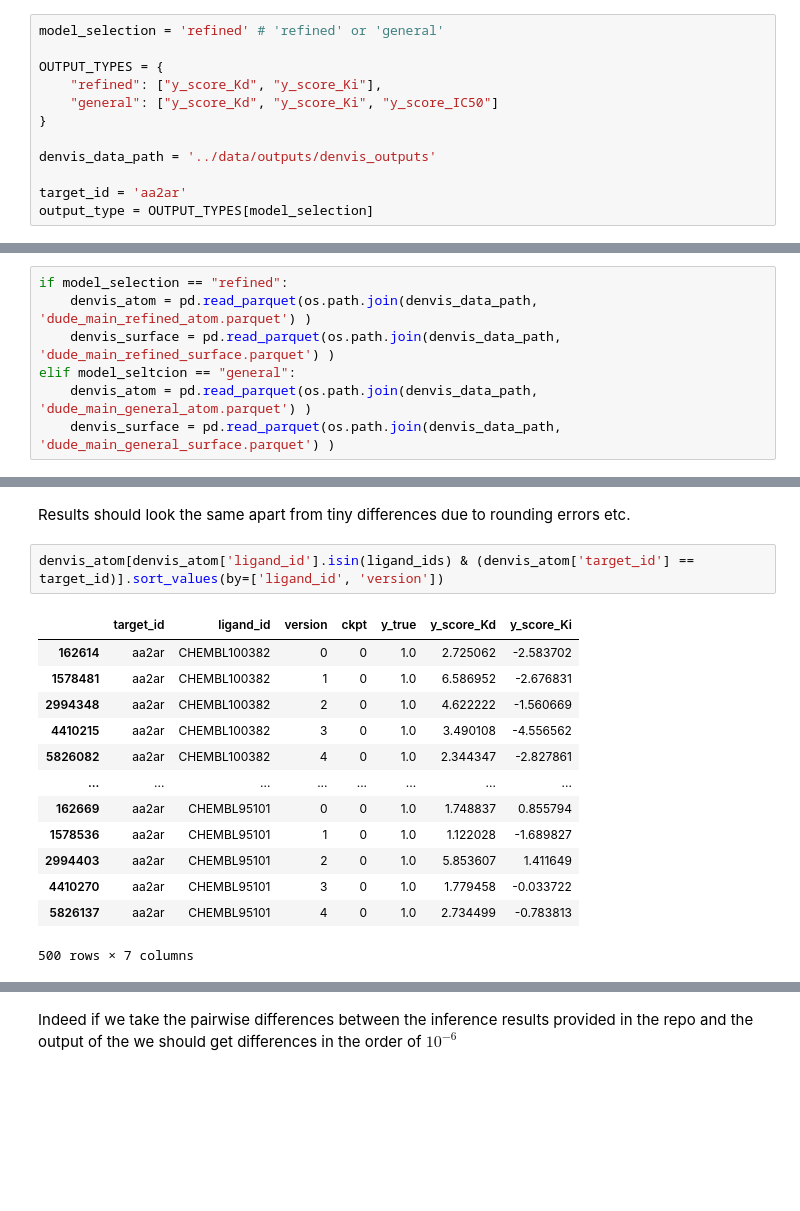
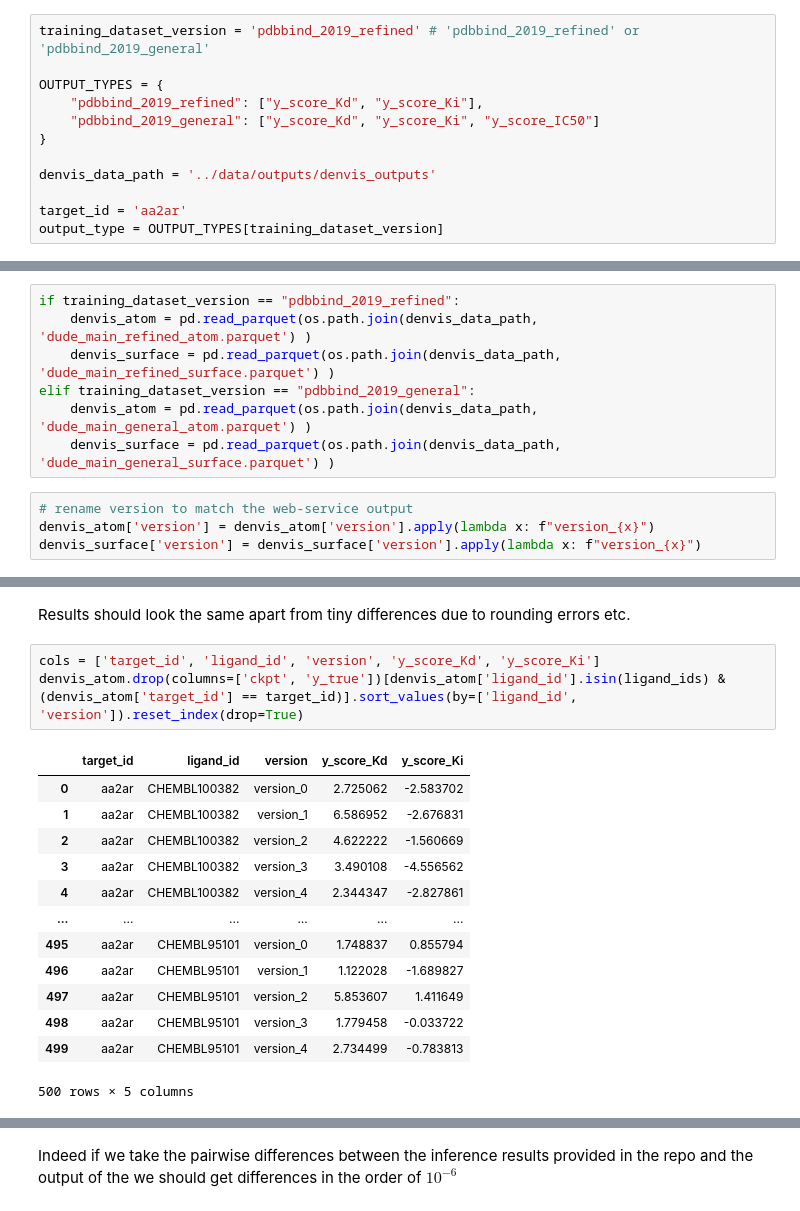
Before and after one commit to deeplab-ai/denvis, a Jupyter notebook: notebooks/07_Webservice_output_analysis.ipynb, the cells around one changed output, grey strips where cells are left out. Saved outputs shown, nothing was run; the diff lists cells and outputs as text; blank space fills up the shorter version.

```diff
--- a/notebooks/07_Webservice_output_analysis.ipynb
+++ b/notebooks/07_Webservice_output_analysis.ipynb
@@ -15,17 +15,17 @@ import matplotlib.pyplot as plt
 # %% [markdown]
 ### Configuration
 # %%
-model_selection = 'refined' # 'refined' or 'general'
+training_dataset_version = 'pdbbind_2019_refined' # 'pdbbind_2019_refined' or 'pdbbind_2019_general'
 
 OUTPUT_TYPES = {
-    "refined": ["y_score_Kd", "y_score_Ki"],
-    "general": ["y_score_Kd", "y_score_Ki", "y_score_IC50"]
+    "pdbbind_2019_refined": ["y_score_Kd", "y_score_Ki"],
+    "pdbbind_2019_general": ["y_score_Kd", "y_score_Ki", "y_score_IC50"]
 }
 
 denvis_data_path = '../data/outputs/denvis_outputs'
 
 target_id = 'aa2ar'
-output_type = OUTPUT_TYPES[model_selection]
+output_type = OUTPUT_TYPES[training_dataset_version]
 # %% [markdown]
 ### Specify App output path
 # %%
@@ -45,30 +48,35 @@ ligand_ids = output_df.ligand_id.unique()
 # %% [markdown]
 ### Load DENVIS results
 # %%
-if model_selection == "refined":
+if training_dataset_version == "pdbbind_2019_refined":
     denvis_atom = pd.read_parquet(os.path.join(denvis_data_path, 'dude_main_refined_atom.parquet') )
     denvis_surface = pd.read_parquet(os.path.join(denvis_data_path, 'dude_main_refined_surface.parquet') )
-elif model_seltcion == "general":
+elif training_dataset_version == "pdbbind_2019_general":
     denvis_atom = pd.read_parquet(os.path.join(denvis_data_path, 'dude_main_general_atom.parquet') )
     denvis_surface = pd.read_parquet(os.path.join(denvis_data_path, 'dude_main_general_surface.parquet') )
+# %%
+# rename version to match the web-service output
+denvis_atom['version'] = denvis_atom['version'].apply(lambda x: f"version_{x}")
+denvis_surface['version'] = denvis_surface['version'].apply(lambda x: f"version_{x}")
 # %% [markdown]
 ### Compare differences
 # %% [markdown]
 Results should look the same apart from tiny differences due to rounding errors etc.
 # %%
-denvis_atom[denvis_atom['ligand_id'].isin(ligand_ids) & (denvis_atom['target_id'] == target_id)].sort_values(by=['ligand_id', 'version'])
+cols = ['target_id', 'ligand_id', 'version', 'y_score_Kd', 'y_score_Ki']
+denvis_atom.drop(columns=['ckpt', 'y_true'])[denvis_atom['ligand_id'].isin(ligand_ids) & (denvis_atom['target_id'] == target_id)].sort_values(by=['ligand_id', 'version']).reset_index(drop=True)
 # %% [output]
-|  | target_id | ligand_id | version | ckpt | y_true | y_score_Kd | y_score_Ki |
-| 162614 | aa2ar | CHEMBL100382 | 0 | 0 | 1.0 | 2.725062 | -2.583702 |
-| 1578481 | aa2ar | CHEMBL100382 | 1 | 0 | 1.0 | 6.586952 | -2.676831 |
-| 2994348 | aa2ar | CHEMBL100382 | 2 | 0 | 1.0 | 4.622222 | -1.560669 |
-| 4410215 | aa2ar | CHEMBL100382 | 3 | 0 | 1.0 | 3.490108 | -4.556562 |
-| 5826082 | aa2ar | CHEMBL100382 | 4 | 0 | 1.0 | 2.344347 | -2.827861 |
-| ... | ... | ... | ... | ... | ... | ... | ... |
-| 162669 | aa2ar | CHEMBL95101 | 0 | 0 | 1.0 | 1.748837 | 0.855794 |
-| 1578536 | aa2ar | CHEMBL95101 | 1 | 0 | 1.0 | 1.122028 | -1.689827 |
-| 2994403 | aa2ar | CHEMBL95101 | 2 | 0 | 1.0 | 5.853607 | 1.411649 |
-| 4410270 | aa2ar | CHEMBL95101 | 3 | 0 | 1.0 | 1.779458 | -0.033722 |
-| 5826137 | aa2ar | CHEMBL95101 | 4 | 0 | 1.0 | 2.734499 | -0.783813 |
+|  | target_id | ligand_id | version | y_score_Kd | y_score_Ki |
+| 0 | aa2ar | CHEMBL100382 | version_0 | 2.725062 | -2.583702 |
+| 1 | aa2ar | CHEMBL100382 | version_1 | 6.586952 | -2.676831 |
+| 2 | aa2ar | CHEMBL100382 | version_2 | 4.622222 | -1.560669 |
+| 3 | aa2ar | CHEMBL100382 | version_3 | 3.490108 | -4.556562 |
+| 4 | aa2ar | CHEMBL100382 | version_4 | 2.344347 | -2.827861 |
+| ... | ... | ... | ... | ... | ... |
+| 495 | aa2ar | CHEMBL95101 | version_0 | 1.748837 | 0.855794 |
+| 496 | aa2ar | CHEMBL95101 | version_1 | 1.122028 | -1.689827 |
+| 497 | aa2ar | CHEMBL95101 | version_2 | 5.853607 | 1.411649 |
+| 498 | aa2ar | CHEMBL95101 | version_3 | 1.779458 | -0.033722 |
+| 499 | aa2ar | CHEMBL95101 | version_4 | 2.734499 | -0.783813 |
-500 rows × 7 columns
+500 rows × 5 columns
 # %%
```
Also changed, not shown: parts of 3 cells of this notebook.
